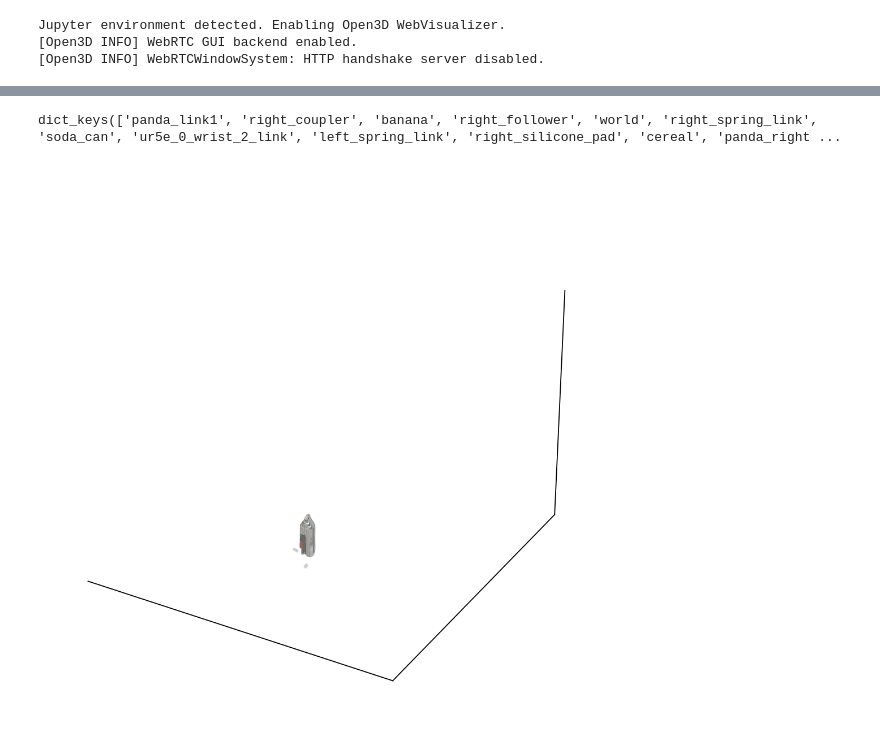
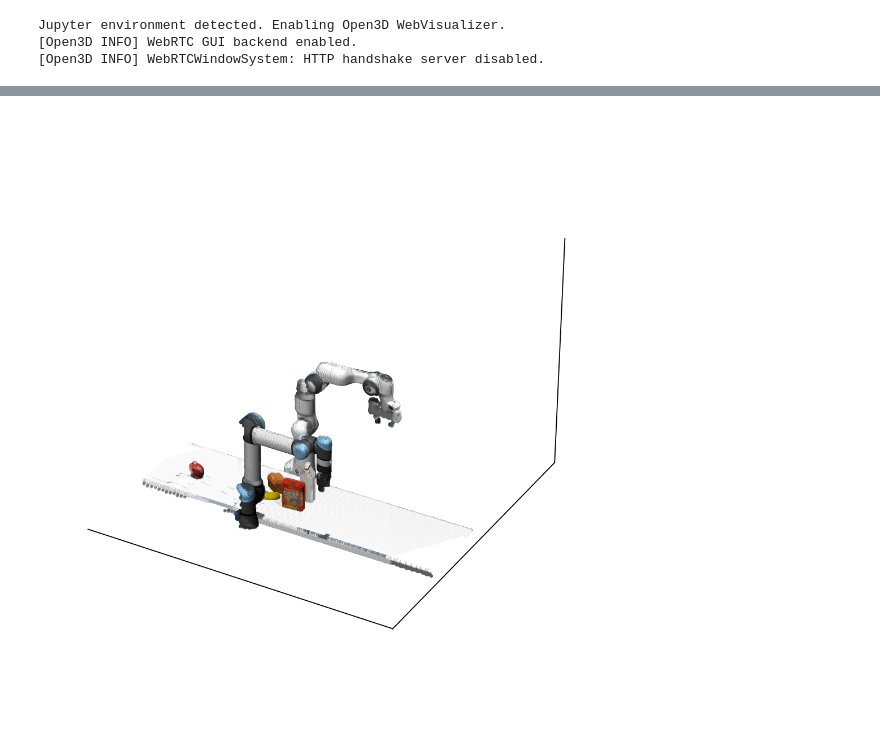
Before and after one commit to owenonline/robot-collab, a Jupyter notebook: render_test.ipynb, the cells around one changed output, grey strips where cells are left out. Cells and saved outputs as stored; diff of their text form; code cells hidden in the pictures; blank space fills up the shorter version.

```diff
--- a/render_test.ipynb
+++ b/render_test.ipynb
@@ -25,4 +54,5 @@ Jupyter environment detected. Enabling Open3D WebVisualizer.
 # %%
+object_cams = ['sceneshot']#'object_apple', 'object_milk', 'object_cereal', 'object_bread', 'object_banana']
 env = PackGroceryTask(
     render_freq=2000,
     image_hw=(400,400), # Potentially important for getting RGBD images later on
@@ -31,6 +61,6 @@ env = PackGroceryTask(
     error_threshold=1e-5,
     randomize_init=True,
     render_point_cloud=0, # Potentially useful for speeding up point fusion
-    render_cameras=["face_panda","face_ur5e","teaser",], # potentially useful for getting rgbd images
+    render_cameras=["face_panda","face_ur5e","teaser",]+object_cams, # potentially useful for getting rgbd images
     one_obj_each=True, # TODO: Understand this
 )
@@ -85,8 +69,4 @@ pointcloud = env.get_point_cloud()
-# %%
-print(pointcloud.segmentation_pts.keys())
-# %% [output]
-dict_keys(['panda_link1', 'right_coupler', 'banana', 'right_follower', 'world', 'right_spring_link', 'soda_can', 'ur5e_0_wrist_2_link', 'left_spring_link', 'right_silicone_pad', 'cereal', 'panda_right ...
 # %%
-pointcloud['milk'].show()
+pointcloud.show()
 # %% [output]
-[figure, old version]
+[figure, new version]
```
Also changed, not shown: parts of 13 cells of this notebook, 2 other files.
